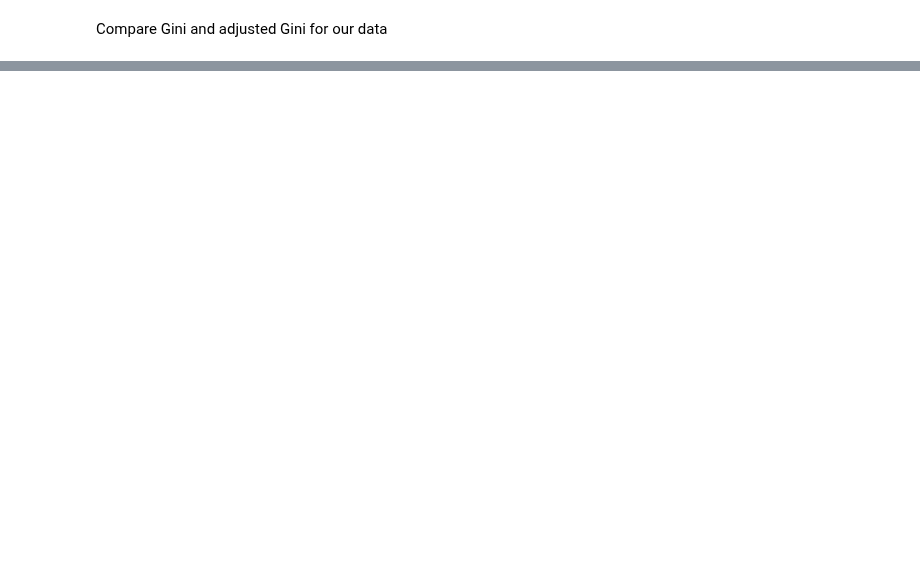
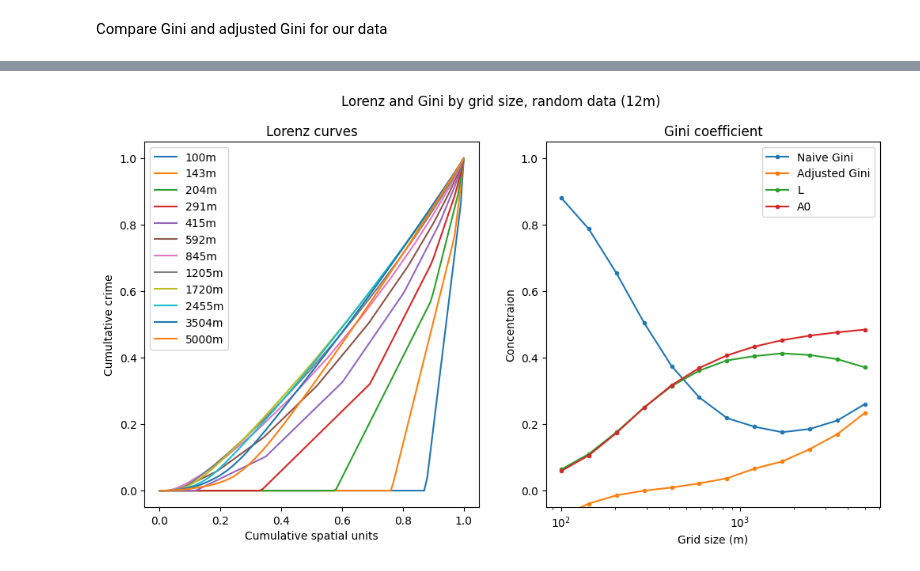
Before and after one commit to safer-streets/safer-streets-core, a Jupyter notebook: gini.ipynb, the cells around one changed output, grey strips where cells are left out. Cells and saved outputs as stored; diff of their text form; code cells hidden in the pictures; blank space fills up the shorter version.

```diff
--- a/gini.ipynb
+++ b/gini.ipynb
@@ -251,0 +374,6 @@ dtype: float64
+# %%
+raw_random_crimes = random_crime_data_by_point(N * 12, force_boundary, [LATEST_DATE], seed=19937)
+random_lorenz_curves, random_gini = compute_spatial_variation(raw_random_crimes, force_boundary)
+plot_lorenz_gini(random_lorenz_curves, random_gini, "random data (12m)")
+# %% [output]
+[figure, added]
```
Also changed, not shown: parts of 19 cells of this notebook, 2 other files.
